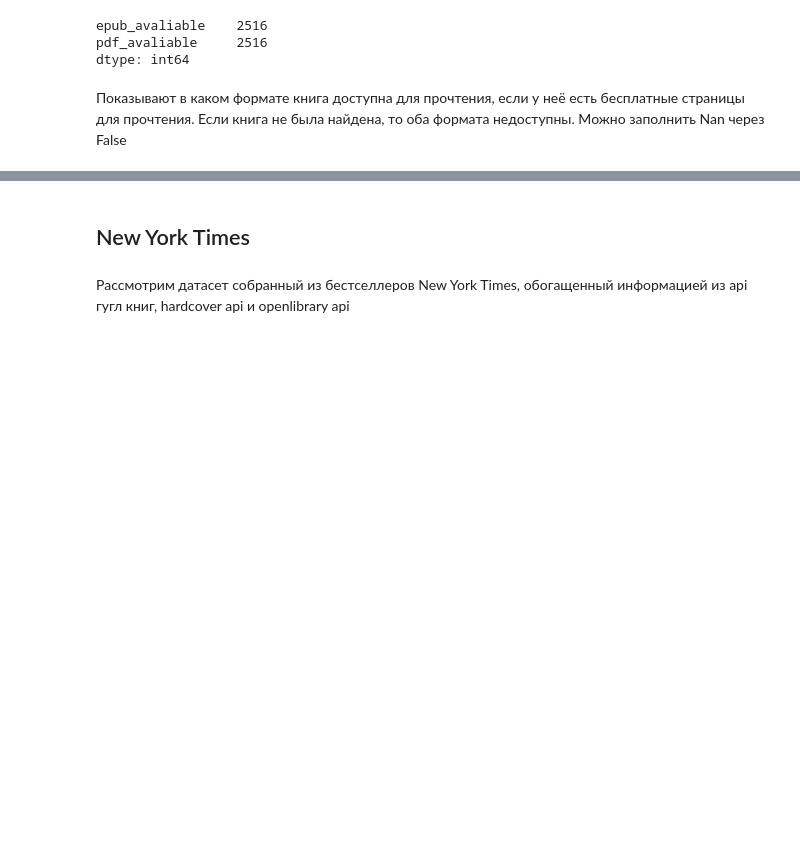
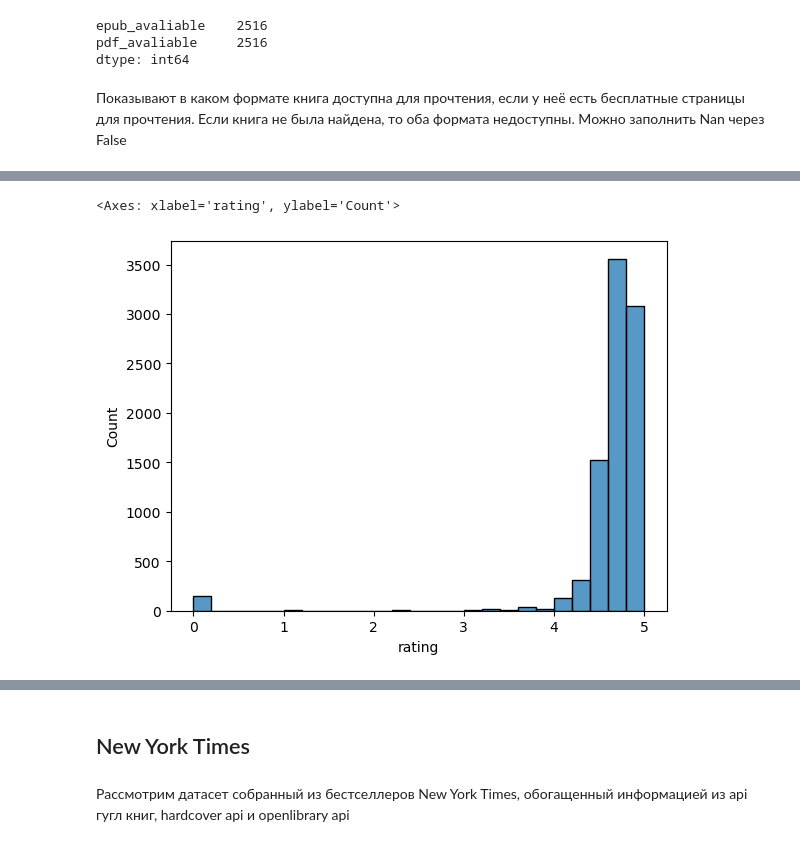
Before and after one commit to maxim-safonov/gp_2, a Jupyter notebook: EDA.ipynb, the cells around one changed output, grey strips where cells are left out. Saved outputs shown, nothing was run; the diff lists cells and outputs as text; code cells hidden in the pictures; blank space fills up the shorter version.

```diff
--- a/EDA.ipynb
+++ b/EDA.ipynb
@@ -544,0 +559,5 @@ df1
+# %%
+sns.histplot(df1['rating'], binwidth=0.2)
+# %% [output]
+<Axes: xlabel='rating', ylabel='Count'>
+[figure, added]
```
Also changed, not shown: parts of 126 cells of this notebook.
